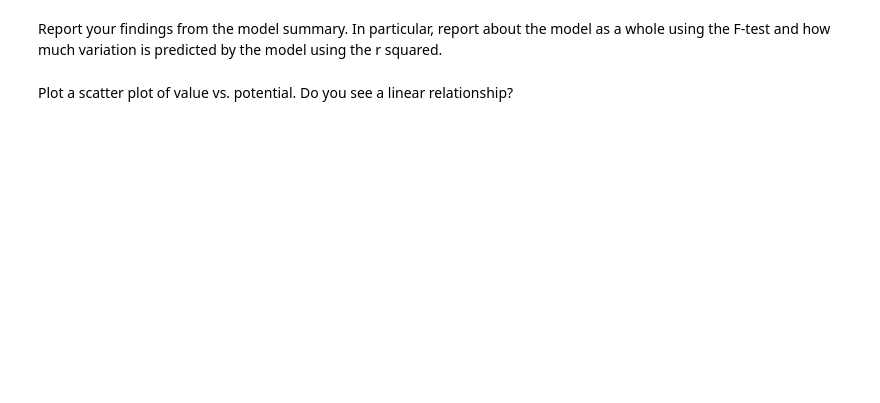
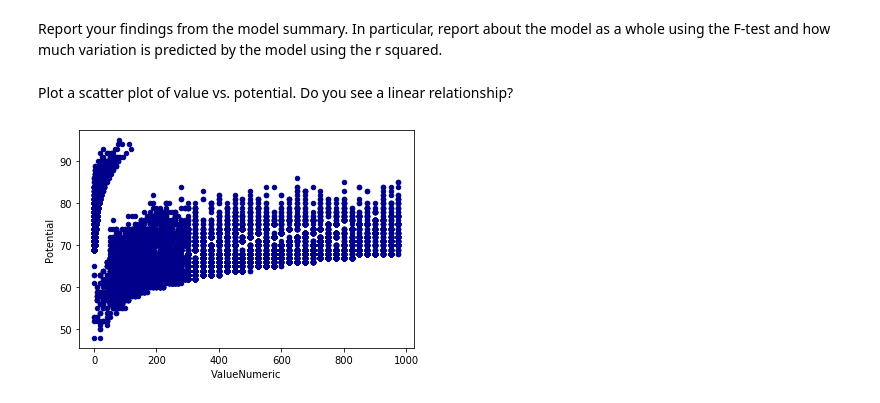
Before and after one commit to marinapm90/data-labs, a Jupyter notebook: module-2/lab-correlation-tests-with-scipy/your-code/main.ipynb, the cells around one changed output. Drawn from its saved outputs; the diff is of its cells as text; code cells hidden in the pictures; blank space fills up the shorter version.

```diff
--- a/module-2/lab-correlation-tests-with-scipy/your-code/main.ipynb
+++ b/module-2/lab-correlation-tests-with-scipy/your-code/main.ipynb
@@ -84,3 +86,5 @@ Our goal with using linear regression is to create a mathematical model that wil
 We'll start by ensuring there are no missing values. Examine all variables for all missing values. If there are missing values in a row, remove the entire row.
 # %%
 # Your code here:
+
+fifa.dropna(inplace=True)
@@ -108,0 +233,10 @@ Plot a scatter plot of value vs. potential. Do you see a linear relationship?
+# %%
+# Primero convertimos la columna ValueNumeric en un valor númerico.
+
+fifa['ValueNumeric']=fifa['ValueNumeric'].astype('float')
+# %%
+# Your code here:
+
+ax1 = fifa.plot.scatter(x='ValueNumeric',y='Potential', c='DarkBlue')
+# %% [output]
+[figure, added]
```
Also changed, not shown: parts of 15 cells of this notebook.
